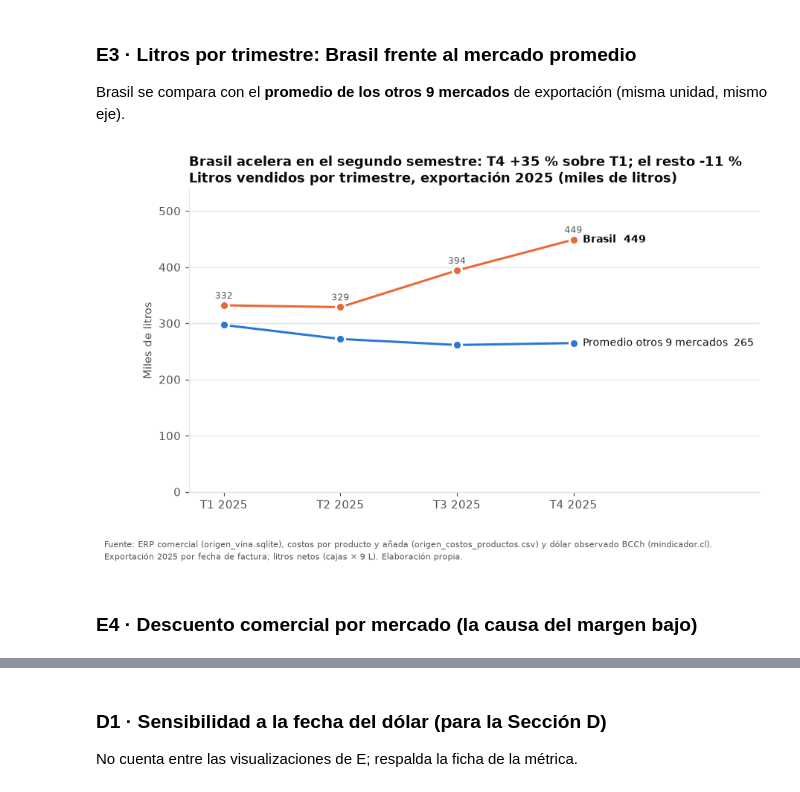
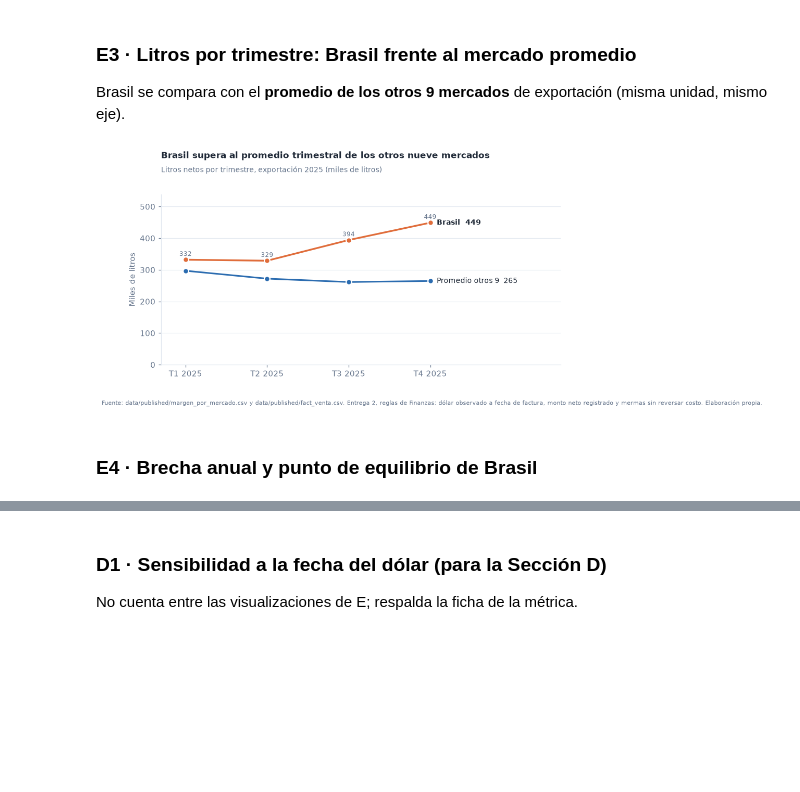
Before and after one commit to mtombolini/vina-vallehondo-bi, a Jupyter notebook: notebooks/05_evidencia_recomendacion.ipynb, the cells around one changed output, grey strips where cells are left out. Saved outputs shown, nothing was run; the diff lists cells and outputs as text; code cells hidden in the pictures; blank space fills up the shorter version.

```diff
--- a/notebooks/05_evidencia_recomendacion.ipynb
+++ b/notebooks/05_evidencia_recomendacion.ipynb
@@ -235,32 +274,34 @@ plt.show()
 ### E3 · Litros por trimestre: Brasil frente al mercado promedio
 
 Brasil se compara con el **promedio de los otros 9 mercados** de exportación (misma unidad, mismo eje).
-# %%
-lt = fe.groupby(["trimestre", "pais"])["litros"].sum().unstack()
-serie_br = lt["Brasil"] / 1000
-serie_resto = lt.drop(columns="Brasil").mean(axis=1) / 1000
-
-fig, ax = plt.subplots(figsize=(9, 4.8))
-x = np.arange(len(lt.index))
-ax.plot(x, serie_br, color=NARANJA, lw=2, marker="o", ms=8, markeredgecolor="white", markeredgewidth=2, zorder=3)
-ax.plot(x, serie_resto, color=AZUL, lw=2, marker="o", ms=8, markeredgecolor="white", markeredgewidth=2, zorder=3)
-ax.text(x[-1] + 0.08, serie_br.iloc[-1], f"Brasil  {num(serie_br.iloc[-1])}", va="center", color=TEXTO, fontsize=9, fontweight="bold")
-ax.text(x[-1] + 0.08, serie_resto.iloc[-1], f"Promedio otros 9 mercados  {num(serie_resto.iloc[-1])}", va="center", color=TEXTO, fontsize=9)
-for xi, v in zip(x, serie_br):
-    ax.text(xi, v + 12, num(v), ha="center", fontsize=8, color=TEXTO_2)
-ax.set_xticks(x, [f"{t} 2025" for t in lt.index])
-ax.set_xlim(-0.3, 4.6)
-ax.set_ylim(0, max(serie_br.max(), serie_resto.max()) * 1.2)
-ax.yaxis.set_major_formatter(miles)
-ax.set_ylabel("Miles de litros")
-ax.grid(axis="y")
-var_br = (serie_br.iloc[-1] / serie_br.iloc[0] - 1) * 100
-var_resto = (serie_resto.iloc[-1] / serie_resto.iloc[0] - 1) * 100
-ax.set_title(f"Brasil acelera en el segundo semestre: T4 {var_br:+.0f} % sobre T1; el resto {var_resto:+.0f} %\n"
-             "Litros vendidos por trimestre, exportación 2025 (miles de litros)".replace(".", ","))
-pie(fig, FUENTE.split("\n")[0] + "\nExportación 2025 por fecha de factura; litros netos (cajas × 9 L). Elaboración propia.")
-plt.show()
-# %% [output]
-[figure, removed]
+# %%
+lt = fe.groupby(["trimestre", "pais"])["litros"].sum().unstack()
+serie_br = lt["Brasil"] / 1000
+serie_resto = lt.drop(columns="Brasil").mean(axis=1) / 1000
+
+fig, ax = plt.subplots(figsize=(9, 4.8))
+x = np.arange(len(lt.index))
+ax.plot(x, serie_br, color=NARANJA, lw=2.2, marker="o", ms=7, markeredgecolor="white", markeredgewidth=1.5, zorder=3)
+ax.plot(x, serie_resto, color=AZUL, lw=2, marker="o", ms=7, markeredgecolor="white", markeredgewidth=1.5, zorder=3)
+ax.text(x[-1] + 0.08, serie_br.iloc[-1], f"Brasil  {num(serie_br.iloc[-1])}", va="center", color=TEXTO, fontsize=9, fontweight="bold")
+ax.text(x[-1] + 0.08, serie_resto.iloc[-1], f"Promedio otros 9  {num(serie_resto.iloc[-1])}", va="center", color=TEXTO, fontsize=9)
+for xi, v in zip(x, serie_br):
+    ax.text(xi, v + 12, num(v), ha="center", fontsize=8, color=TEXTO_2)
+ax.set_xticks(x, [f"{t} 2025" for t in lt.index])
+ax.set_xlim(-0.3, 4.6)
+ax.set_ylim(0, max(serie_br.max(), serie_resto.max()) * 1.2)
+ax.yaxis.set_major_formatter(miles)
+ax.set_ylabel("Miles de litros")
+ax.grid(axis="y")
+titulo_dos_lineas(
+    ax,
+    "Brasil supera al promedio trimestral de los otros nueve mercados",
+    "Litros netos por trimestre, exportación 2025 (miles de litros)",
+)
+fig.subplots_adjust(top=0.78, bottom=0.16)
+pie(fig)
+plt.show()
+# %% [output]
+[figure, added]
 # %% [markdown]
-### E4 · Descuento comercial por mercado (la causa del margen bajo)
+### E4 · Brecha anual y punto de equilibrio de Brasil
```
Also changed, not shown: parts of 23 cells of this notebook, 5 other files.
